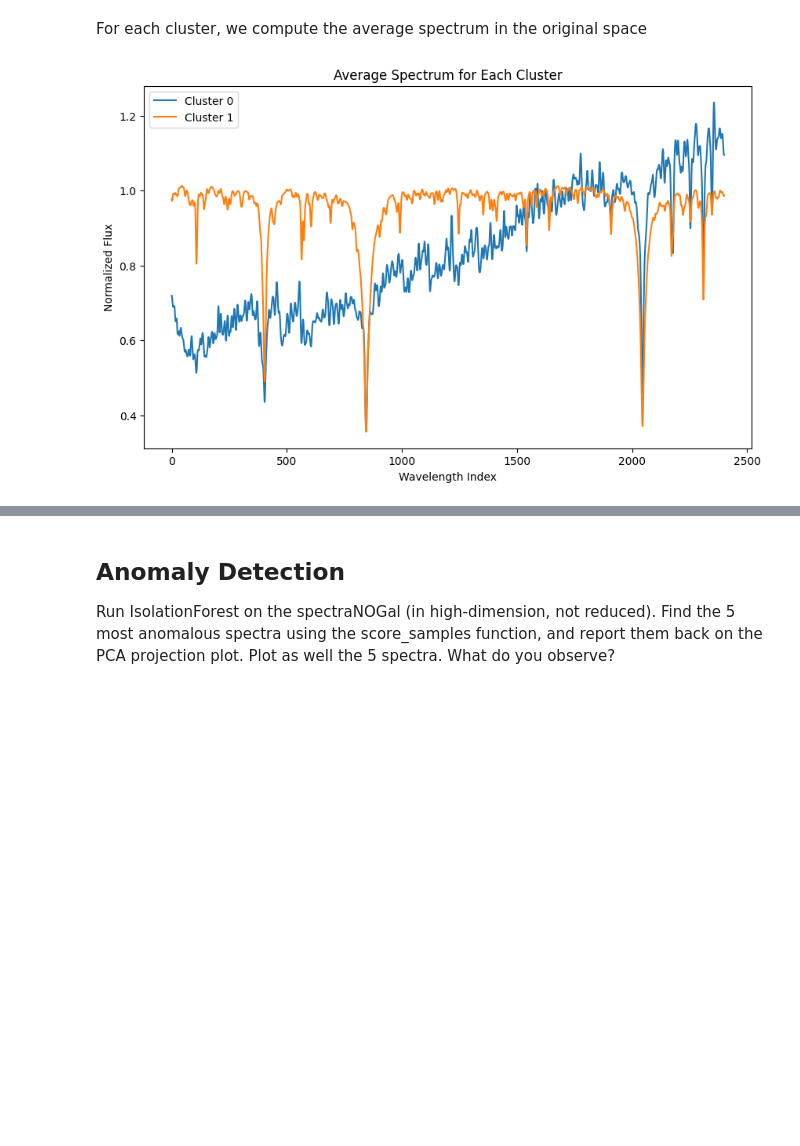
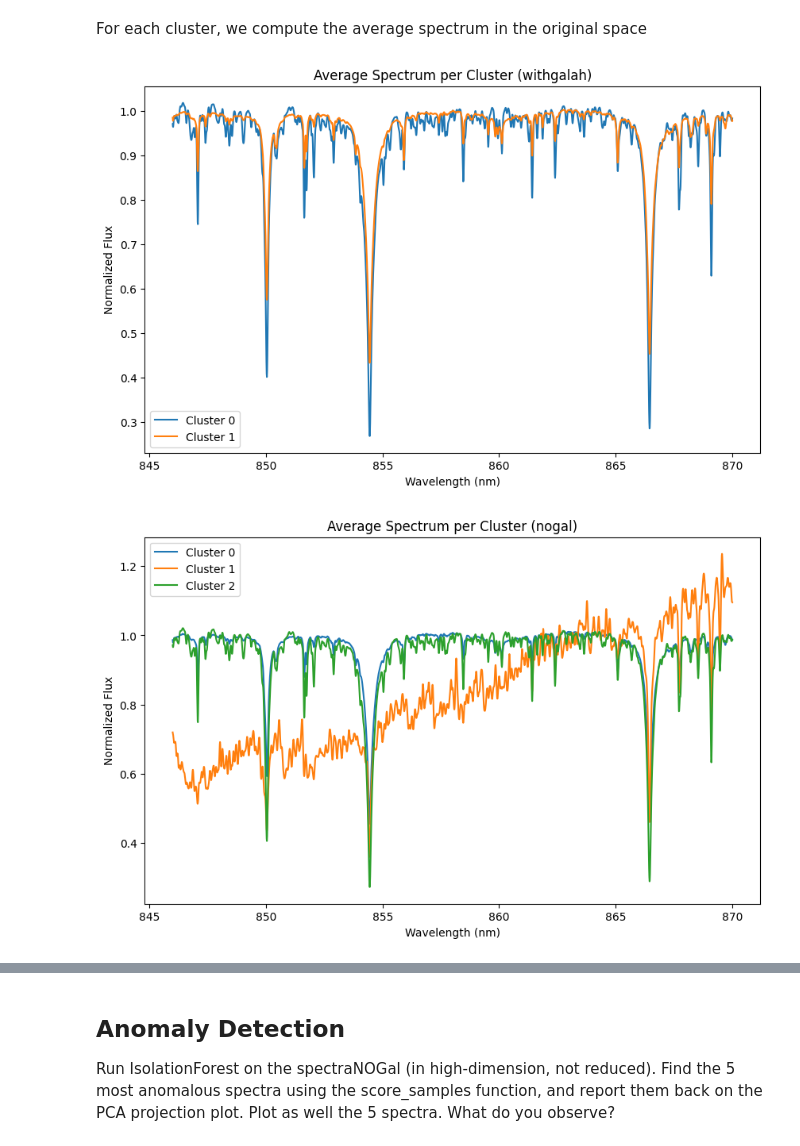
Before and after one commit to JackBlueBird/MHPC.ML.Group.Project.Team.2, a Jupyter notebook: Project2.ipynb, the cells around one changed output, grey strips where cells are left out. Saved outputs shown, nothing was run; the diff lists cells and outputs as text; code cells hidden in the pictures; blank space fills up the shorter version.

Commit message:
add Andre work on clustering

```diff
--- a/Project2.ipynb
+++ b/Project2.ipynb
@@ -523,0 +526,4 @@ print(spectra_pca.shape)
+# %%
+pca_nogal = PCA(n_components=3, random_state=552)
+pca_nogal_data = pca_nogal.fit_transform(spectraNOgal)
+print(pca_nogal_data.shape)
@@ -526,4 +534,13 @@ Run K-Means clustering on the PCA-transformed data
 # %%
 n_clusters = 2
-kmeans = KMeans(n_clusters=n_clusters, random_state=42)
-cluster_labels = kmeans.fit_predict(spectra_pca)
+
+# withgalah
+kmeans_withgalah = KMeans(n_clusters=n_clusters, random_state=552)
+clusters_withgalah = kmeans_withgalah.fit_predict(pca_withgalah_data)
+
+# previous PCA analysis indicates that there should be an extra cluster on nogal
+n_clusters = 3
+
+# nogal
+kmeans_nogal = KMeans(n_clusters=n_clusters, random_state=552)
+clusters_nogal = kmeans_nogal.fit_predict(pca_nogal_data)
@@ -530,18 +576,31 @@ cluster_labels = kmeans.fit_predict(spectra_pca)
 # %% [markdown]
 For each cluster, we compute the average spectrum in the original space
 # %%
-unique_clusters = np.unique(cluster_labels)
+# Withgalah clusters: average spectrum per cluster
+unique_clusters_withgalah = np.unique(clusters_withgalah)
 plt.figure(figsize=(10, 6))
-for cluster in unique_clusters:
-    # Get indices for the current cluster
-    cluster_indices = np.where(cluster_labels == cluster)[0]
-    # Calculate the average spectrum across these indices
-    avg_spectrum = spectraNOgal.iloc[cluster_indices].mean(axis=0)
-    plt.plot(avg_spectrum, label=f'Cluster {cluster}')
-plt.title("Average Spectrum for Each Cluster")
-plt.xlabel("Wavelength Index")
+for cluster in unique_clusters_withgalah:
+    cluster_indices = np.where(clusters_withgalah == cluster)[0]
+    avg_spectrum = spectra_withgalah.iloc[cluster_indices].mean(axis=0)
+    plt.plot(np.linspace(846, 870, 2401), avg_spectrum, label=f'Cluster {cluster}')
+plt.title("Average Spectrum per Cluster (withgalah)")
+plt.xlabel("Wavelength (nm)")
 plt.ylabel("Normalized Flux")
 plt.legend()
 plt.show()
+
+# Nogalah clusters: average spectrum per cluster
+unique_clusters_nogal = np.unique(clusters_nogal)
+plt.figure(figsize=(10, 6))
+for cluster in unique_clusters_nogal:
+    cluster_indices = np.where(clusters_nogal == cluster)[0]
+    avg_spectrum = spectraNOgal.iloc[cluster_indices].mean(axis=0)
+    plt.plot(np.linspace(846, 870, 2401), avg_spectrum, label=f'Cluster {cluster}')
+plt.title("Average Spectrum per Cluster (nogal)")
+plt.xlabel("Wavelength (nm)")
+plt.ylabel("Normalized Flux")
+plt.legend()
+plt.show()
 # %% [output]
-[figure, old version]
+[figure, new version]
+[figure, added]
```
Also changed, not shown: parts of 15 cells of this notebook.
